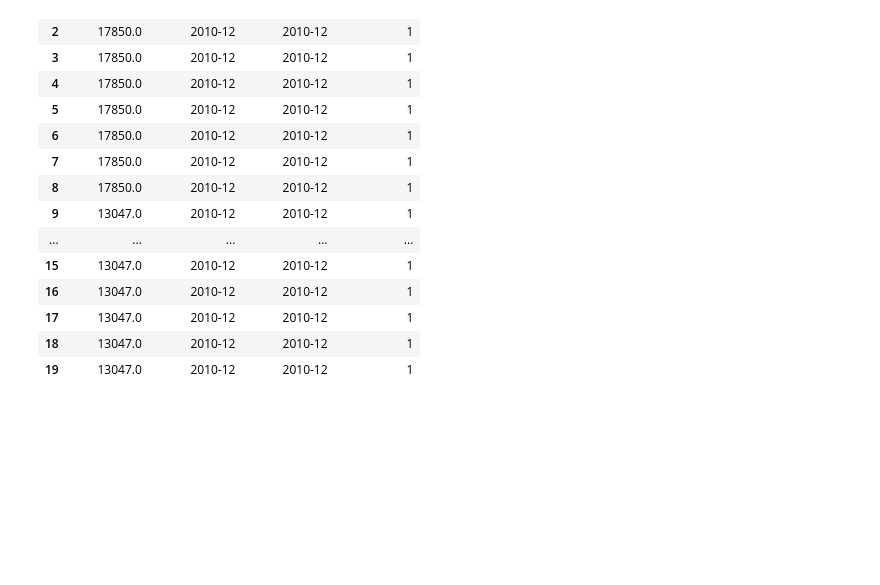
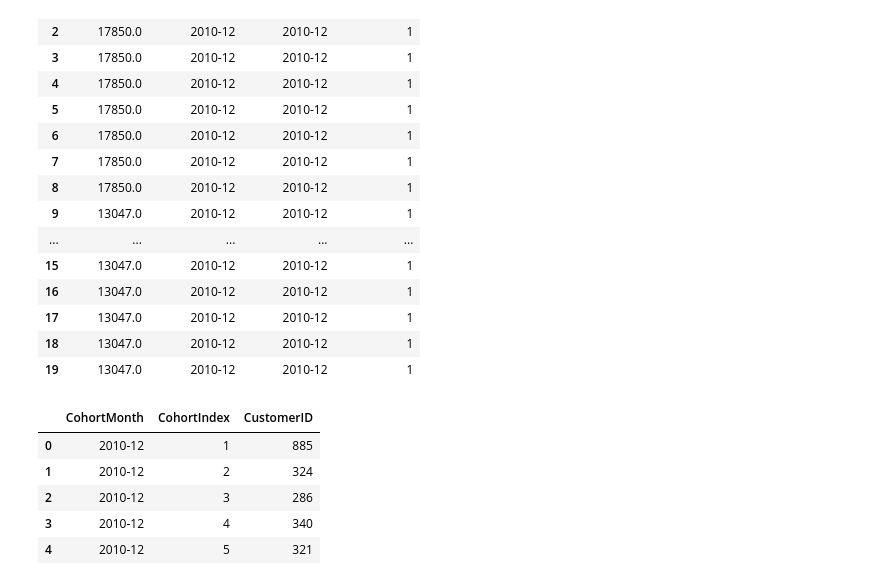
Before and after one commit to Adithyan-7/infotact-group5-data-analytics, a Jupyter notebook: notebooks/03_cohort_analysis.ipynb, the cells around one changed output. Cells and saved outputs as stored; diff of their text form; code cells hidden in the pictures; blank space fills up the shorter version.

```diff
--- a/notebooks/03_cohort_analysis.ipynb
+++ b/notebooks/03_cohort_analysis.ipynb
@@ -81,0 +86,11 @@ df.to_csv("../data/cleaned/cohort_ready_dataset.csv",index=False)
+# %%
+cohort_data = df.groupby(["CohortMonth", "CohortIndex"])["CustomerID"].nunique().reset_index()
+
+cohort_data.head()
+# %% [output]
+|  | CohortMonth | CohortIndex | CustomerID |
+| 0 | 2010-12 | 1 | 885 |
+| 1 | 2010-12 | 2 | 324 |
+| 2 | 2010-12 | 3 | 286 |
+| 3 | 2010-12 | 4 | 340 |
+| 4 | 2010-12 | 5 | 321 |
```
Also changed, not shown: parts of 6 cells of this notebook.
